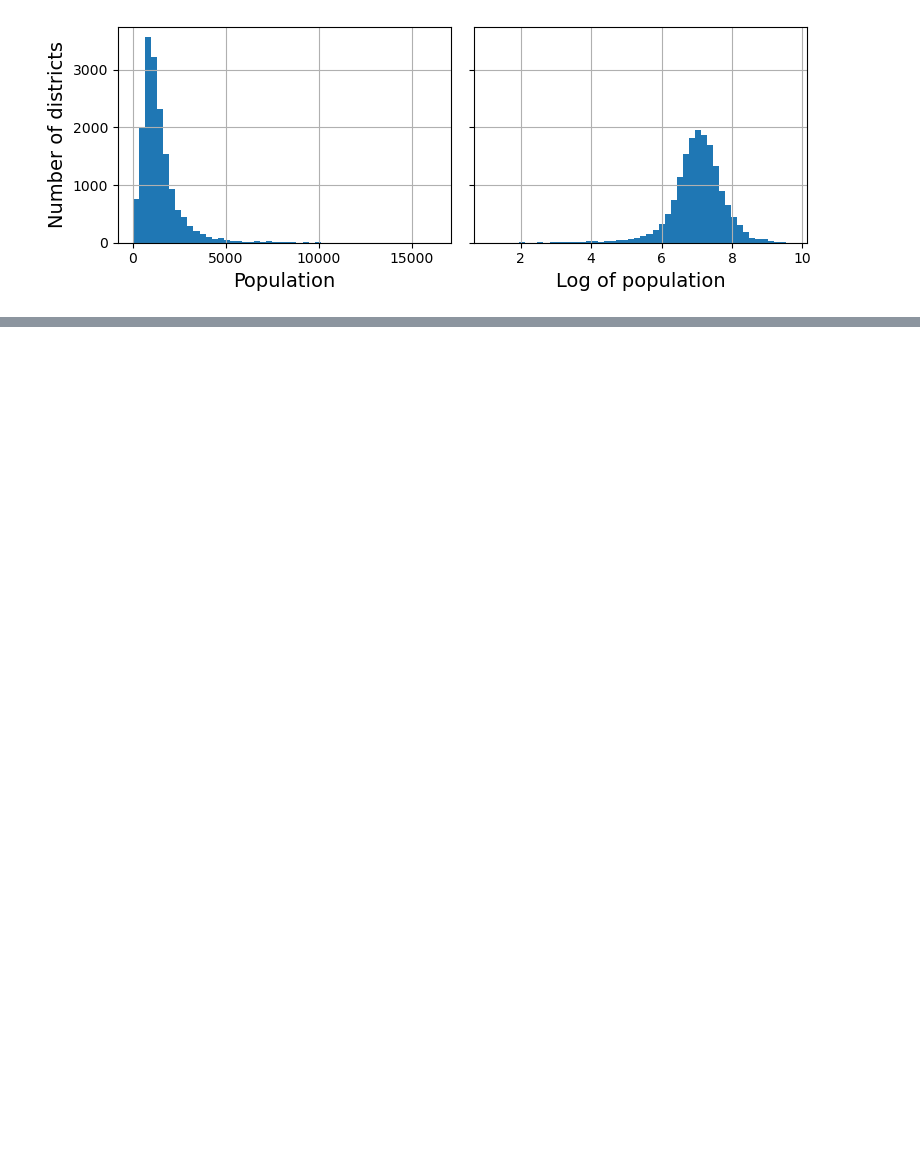
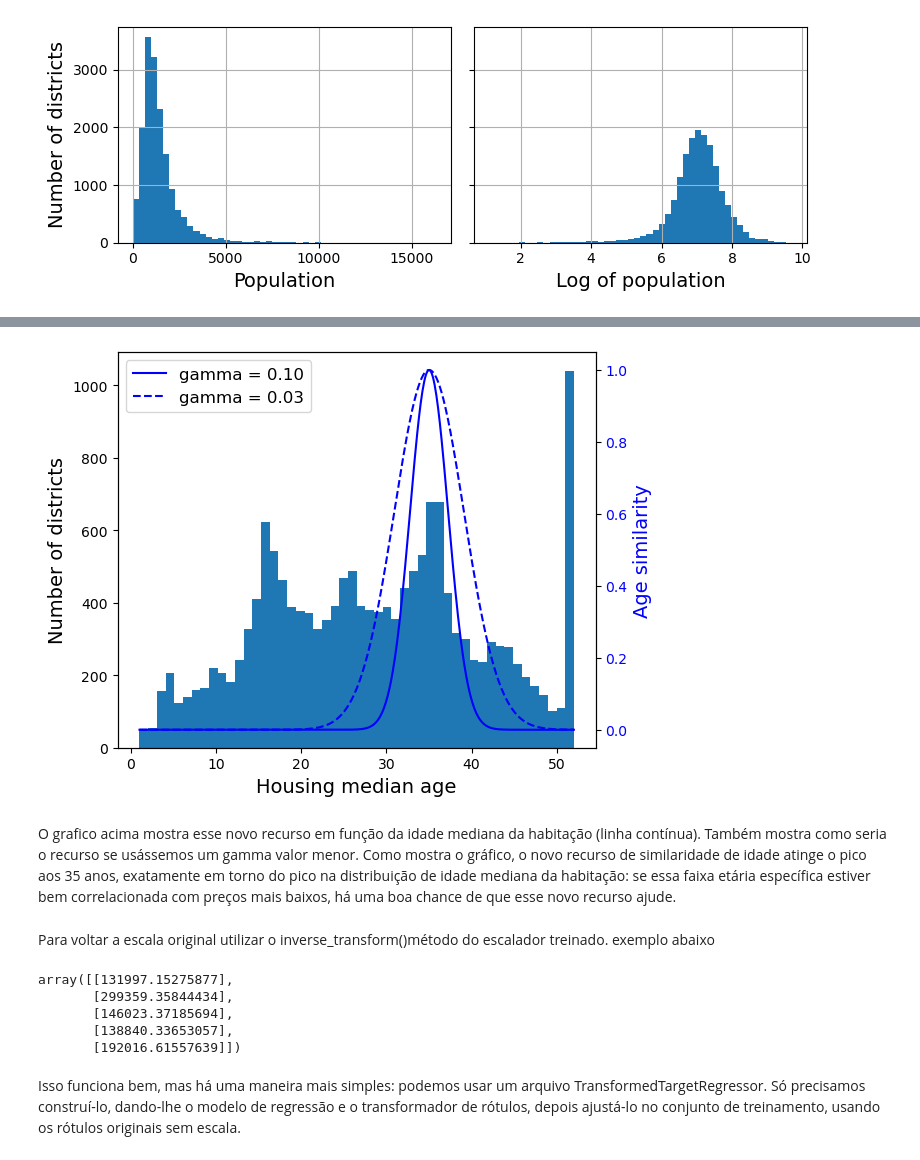
Before and after one commit to hsdanield/machine-learning, a Jupyter notebook: lab-ml/2-end-to-end-ml-project/02_end_to_end_ml_project.ipynb, the cells around one changed output, grey strips where cells are left out. Cells and saved outputs as stored; diff of their text form; code cells hidden in the pictures; blank space fills up the shorter version.

```diff
--- a/lab-ml/2-end-to-end-ml-project/end_to_end_ml_project.ipynb
+++ b/lab-ml/2-end-to-end-ml-project/02_end_to_end_ml_project.ipynb
@@ -687,0 +729,57 @@ plt.show()
+# %%
+ages = np.linspace(housing["housing_median_age"].min(),
+                   housing["housing_median_age"].max(),
+                   500).reshape(-1, 1)
+
+
+gamma1 = 0.1
+gamma2 = 0.03
+rbf1 = rbf_kernel(ages, [[35]], gamma=gamma1)
+rbf2 = rbf_kernel(ages, [[35]], gamma=gamma2)
+
+fig, ax1 = plt.subplots()
+
+ax1.set_xlabel("Housing median age")
+ax1.set_ylabel("Number of districts")
+ax1.hist(housing["housing_median_age"], bins=50)
+
+ax2 = ax1.twinx()  # create a twin axis that shares the same x-axis
+color = "blue"
+ax2.plot(ages, rbf1, color=color, label="gamma = 0.10")
+ax2.plot(ages, rbf2, color=color, label="gamma = 0.03", linestyle="--")
+ax2.tick_params(axis='y', labelcolor=color)
+ax2.set_ylabel("Age similarity", color=color)
+
+plt.legend(loc="upper left")
+save_fig("age_similarity_plot")
+plt.show()
+# %% [output]
+[figure, added]
+# %% [markdown]
+<p>O grafico acima mostra esse novo recurso em função da idade mediana da habitação (linha contínua). Também mostra como seria o recurso se usássemos um gamma valor menor. Como mostra o gráfico, o novo recurso de similaridade de idade atinge o pico aos 35 anos, exatamente em torno do pico na distribuição de idade mediana da habitação: se essa faixa etária específica estiver bem correlacionada com preços mais baixos, há uma boa chance de que esse novo recurso ajude.
+
+</p>
+# %% [markdown]
+</b>Para voltar a escala original utilizar o inverse_transform()método do escalador treinado. exemplo abaixo</b>
+# %%
+from sklearn.linear_model import LinearRegression
+
+
+target_scaler = StandardScaler()
+scaled_labels = target_scaler.fit_transform(housing_labels.to_frame())
+
+model = LinearRegression()
+model.fit(housing[["median_income"]], scaled_labels)
+some_new_data = housing[["median_income"]].iloc[:5]  # pretend this is new data
+
+scaled_predictions = model.predict(some_new_data)
+predictions = target_scaler.inverse_transform(scaled_predictions)
+predictions
+# %% [output]
+array([[131997.15275877],
+       [299359.35844434],
+       [146023.37185694],
+       [138840.33653057],
+       [192016.61557639]])
+# %% [markdown]
+<p>Isso funciona bem, mas há uma maneira mais simples: podemos usar um arquivo TransformedTargetRegressor. Só precisamos construí-lo, dando-lhe o modelo de regressão e o transformador de rótulos, depois ajustá-lo no conjunto de treinamento, usando os rótulos originais sem escala. </p>
```
Also changed, not shown: parts of 67 cells of this notebook, 2 other files.
